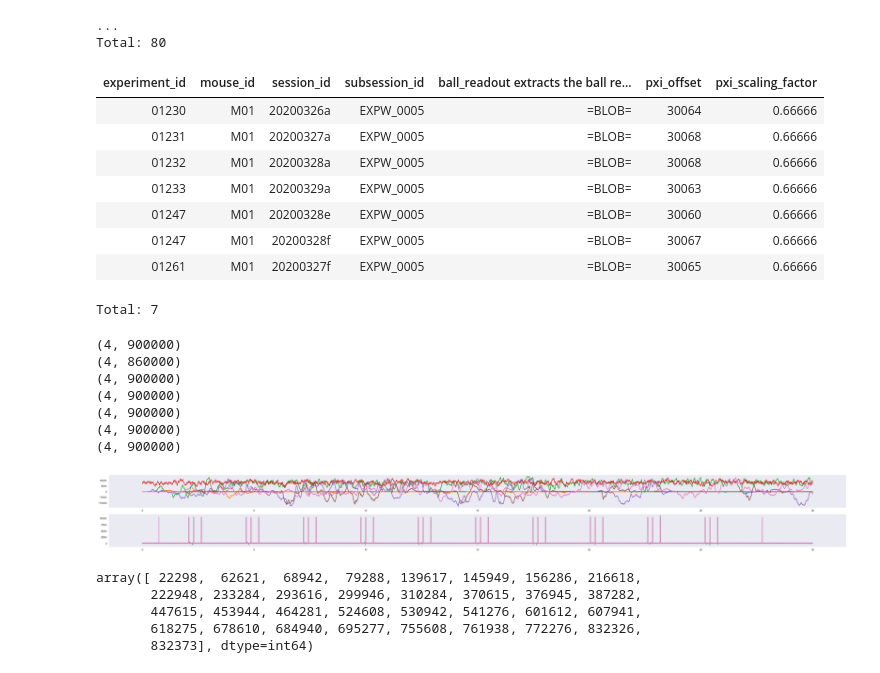
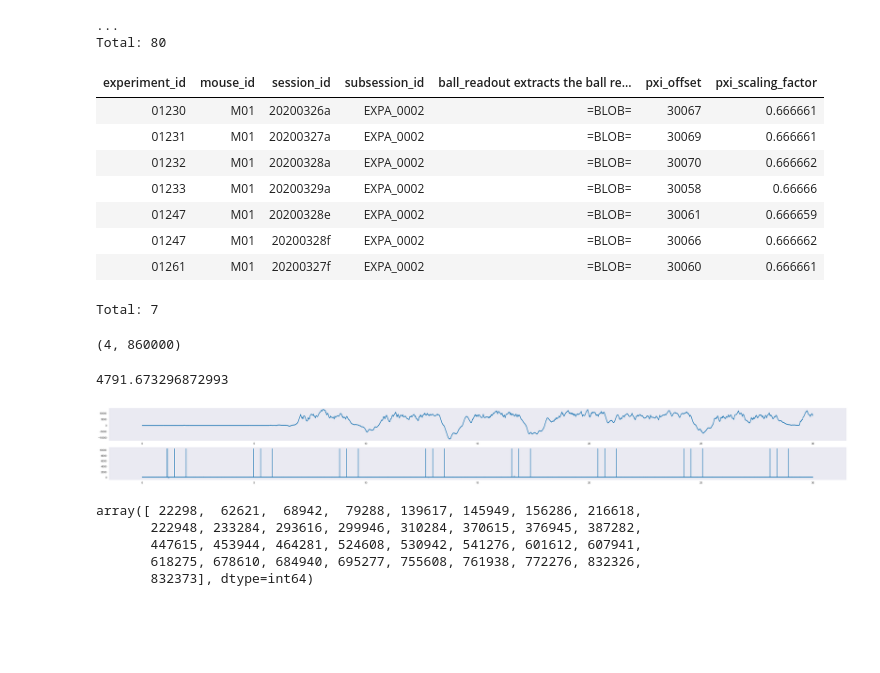
Before and after one commit to bramn22/DatajointVEIDB, a Jupyter notebook: notebooks/behavior.ipynb, the cells around one changed output. Saved outputs shown, nothing was run; the diff lists cells and outputs as text; code cells hidden in the pictures; blank space fills up the shorter version.

```diff
--- a/notebooks/behavior.ipynb
+++ b/notebooks/behavior.ipynb
@@ -11,7 +11,7 @@ dj.config["enable_python_native_blobs"] = True # Only for testing in dj0.12 (htt
 import os
 os.chdir('..')
 import main
-drive_path = r"U:\VEIDB/"
+drive_path = r"Z:\VEIDB/"
 data_path = r"Y:\Data"
 # data_path =r"V:\Data/"
 # data_path =r"W:\Data/"
@@ -57,16 +61,16 @@ ball_table
 ...
 Total: 80
 # %%
-(ball_table & {'subsession_id': 'EXPW_0005'})
+(ball_table & {'subsession_id': 'EXPA_0002'})
 # %% [output]
 | experiment_id | mouse_id | session_id | subsession_id | ball_readout extracts the ball re... | pxi_offset | pxi_scaling_factor |
-| 01230 | M01 | 20200326a | EXPW_0005 | =BLOB= | 30064 | 0.66666 |
-| 01231 | M01 | 20200327a | EXPW_0005 | =BLOB= | 30068 | 0.66666 |
-| 01232 | M01 | 20200328a | EXPW_0005 | =BLOB= | 30068 | 0.66666 |
-| 01233 | M01 | 20200329a | EXPW_0005 | =BLOB= | 30063 | 0.66666 |
-| 01247 | M01 | 20200328e | EXPW_0005 | =BLOB= | 30060 | 0.66666 |
-| 01247 | M01 | 20200328f | EXPW_0005 | =BLOB= | 30067 | 0.66666 |
-| 01261 | M01 | 20200327f | EXPW_0005 | =BLOB= | 30065 | 0.66666 |
+| 01230 | M01 | 20200326a | EXPA_0002 | =BLOB= | 30067 | 0.666661 |
+| 01231 | M01 | 20200327a | EXPA_0002 | =BLOB= | 30069 | 0.666661 |
+| 01232 | M01 | 20200328a | EXPA_0002 | =BLOB= | 30070 | 0.666662 |
+| 01233 | M01 | 20200329a | EXPA_0002 | =BLOB= | 30058 | 0.66666 |
+| 01247 | M01 | 20200328e | EXPA_0002 | =BLOB= | 30061 | 0.666659 |
+| 01247 | M01 | 20200328f | EXPA_0002 | =BLOB= | 30066 | 0.666662 |
+| 01261 | M01 | 20200327f | EXPA_0002 | =BLOB= | 30060 | 0.666661 |
 Total: 7
 # %%
 # Get responses for each subsession
@@ -96,25 +100,24 @@ def get_responses(ball_data, stim_data, before=0, after=20000):
     responses = np.array(responses)-16800
     return responses
 
-ball_readout_EXPW = (ball_table & {'subsession_id': 'EXPW_0005'}).fetch('ball_readout')
+ball_readout_EXPW = (ball_table & {'experiment_id': '01233', 'subsession_id': 'EXPA_0002'}).fetch('ball_readout')
+# ball_readout_EXPW = (ball_table & {'experiment_id': '01437', 'subsession_id': 'EXD_3_0001'}).fetch('ball_readout')
 ball_data, stim_data = get_ball_data(ball_readout_EXPW)
 responses = get_responses(ball_data, stim_data)
 # %% [output]
-(4, 900000)
 (4, 860000)
-(4, 900000)
-(4, 900000)
-(4, 900000)
-(4, 900000)
-(4, 900000)
 # %%
 speed_0 = 16800
 fig, axs = plt.subplots(2, 1, figsize=(50, 5))
 for trial, stim in zip(ball_data, stim_data):
-    axs[0].plot(np.arange(len(trial))/30000, trial-speed_0)
-    axs[1].plot(np.arange(len(trial))/30000, stim)
+    trial = trial[20000*0:20000*30]
+    stim = stim[20000*0:20000*30]
+    print(np.std(trial-speed_0))
+    axs[0].plot(np.arange(len(trial))/20000, trial-speed_0)
+    axs[1].plot(np.arange(len(trial))/20000, stim)
 # %% [output]
+4791.673296872993
-[figure, old version]
+[figure, new version]
 # %%
 np.where(np.diff(stim_data[0])>5000)[0] # Remove first pulse + last two pulses
 # %% [output]
```
Also changed, not shown: parts of 1 cell of this notebook, 7 other files.
